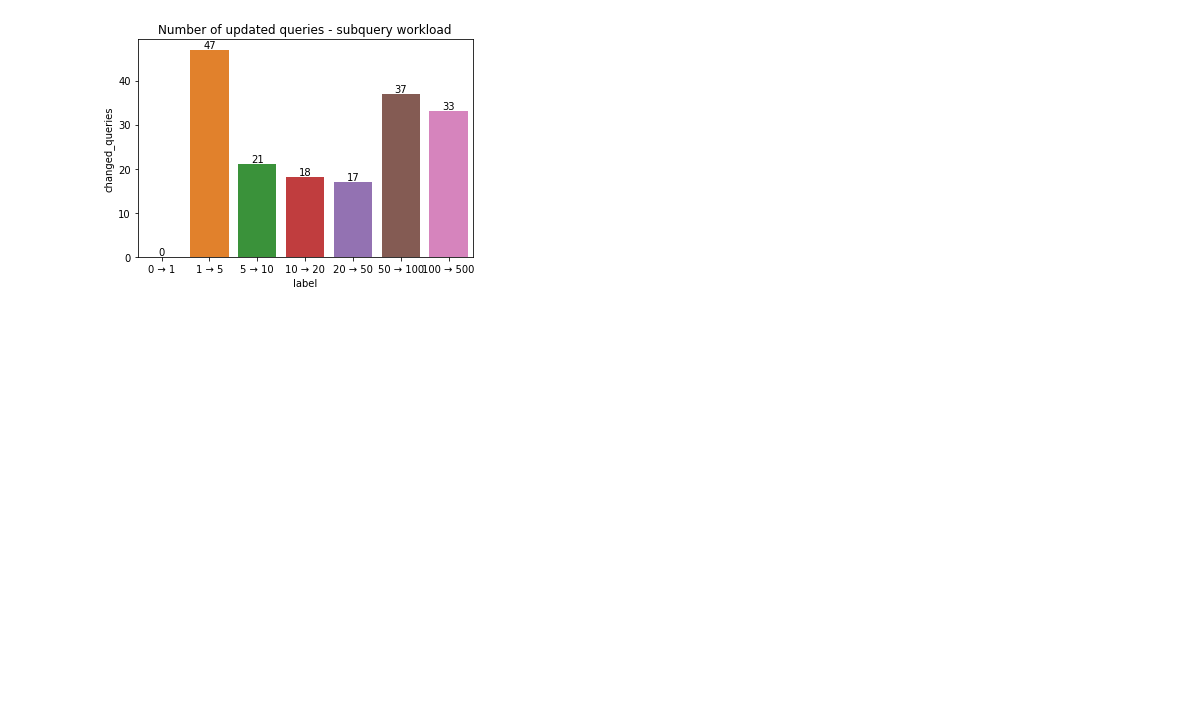
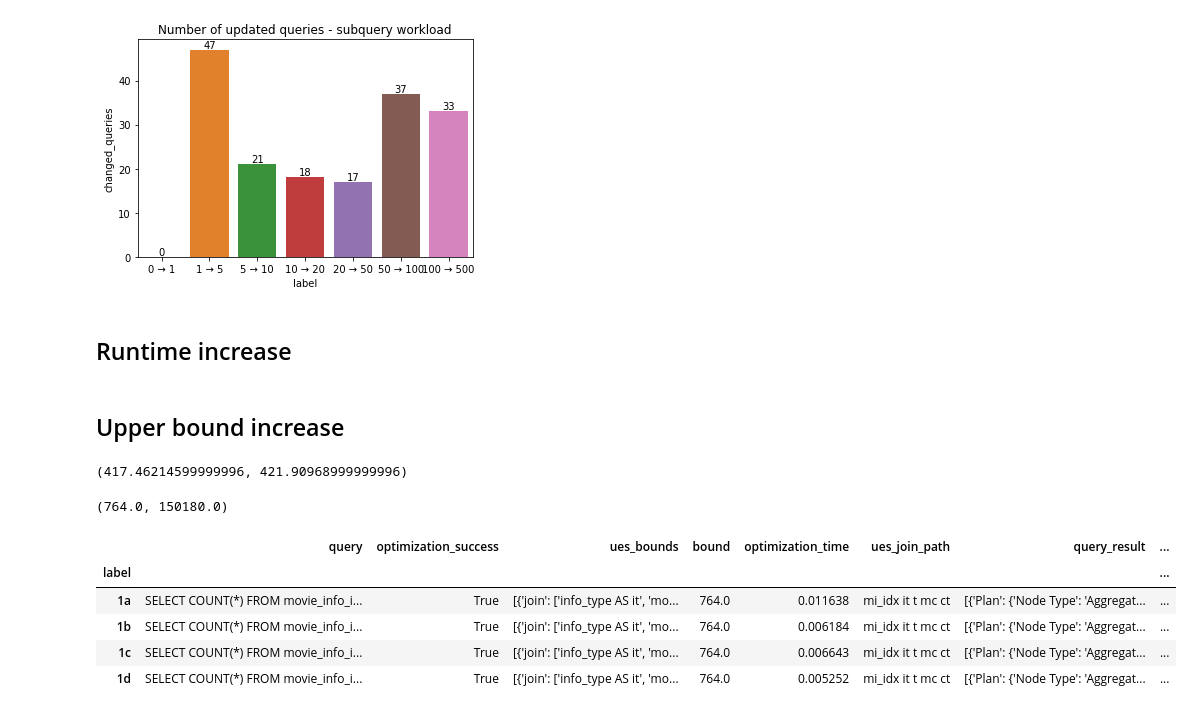
Before and after one commit to rbergm/PostBOUND, a Jupyter notebook: ues/UES_TopKBounds.ipynb, the cells around one changed output. Drawn from its saved outputs; the diff is of its cells as text; code cells hidden in the pictures; blank space fills up the shorter version.

```diff
--- a/ues/UES_TopKBounds.ipynb
+++ b/ues/UES_TopKBounds.ipynb
@@ -155,3 +161,5 @@ g.set(title="Number of updated queries - subquery workload")
 __ = g.bar_label(g.containers[0])
 # %% [output]
 [figure]
+# %% [markdown]
+## Runtime increase
@@ -157,0 +168,21 @@ __ = g.bar_label(g.containers[0])
+# %% [markdown]
+## Upper bound increase
+# %%
+results_top50 = results[(results["topk_length"] == 50) & results["linear"]]
+results_top100 = results[(results["topk_length"] == 100) & results["linear"]]
+results_top50.rt.sum(), results_top100.rt.sum()
+# %% [output]
+(417.46214599999996, 421.90968999999996)
+# %%
+results_top50.bound.min(), results_top100.bound.min()
+# %% [output]
+(764.0, 150180.0)
+# %%
+results_top50[results_top50.bound == results_top50.bound.min()]
+# %% [output]
+|  | query | optimization_success | ues_bounds | bound | optimization_time | ues_join_path | query_result | ... |
+| label |  |  |  |  |  |  |  | ... |
+| 1a | SELECT COUNT(*) FROM movie_info_i... | True | [{'join': ['info_type AS it', 'mo... | 764.0 | 0.011638 | mi_idx it t mc ct | [{'Plan': {'Node Type': 'Aggregat... | ... |
+| 1b | SELECT COUNT(*) FROM movie_info_i... | True | [{'join': ['info_type AS it', 'mo... | 764.0 | 0.006184 | mi_idx it t mc ct | [{'Plan': {'Node Type': 'Aggregat... | ... |
+| 1c | SELECT COUNT(*) FROM movie_info_i... | True | [{'join': ['info_type AS it', 'mo... | 764.0 | 0.006643 | mi_idx it t mc ct | [{'Plan': {'Node Type': 'Aggregat... | ... |
+| 1d | SELECT COUNT(*) FROM movie_info_i... | True | [{'join': ['info_type AS it', 'mo... | 764.0 | 0.005252 | mi_idx it t mc ct | [{'Plan': {'Node Type': 'Aggregat... | ... |
```
Also changed, not shown: parts of 13 cells of this notebook.
